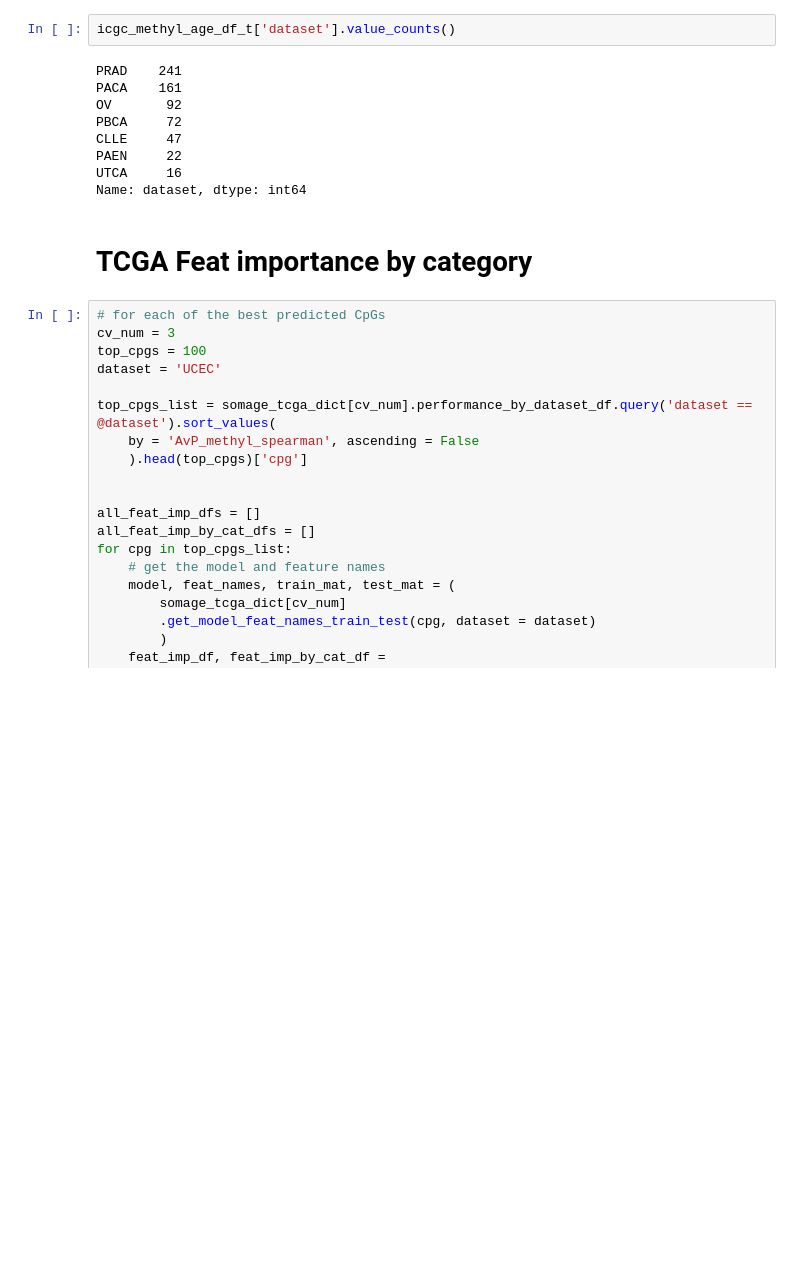
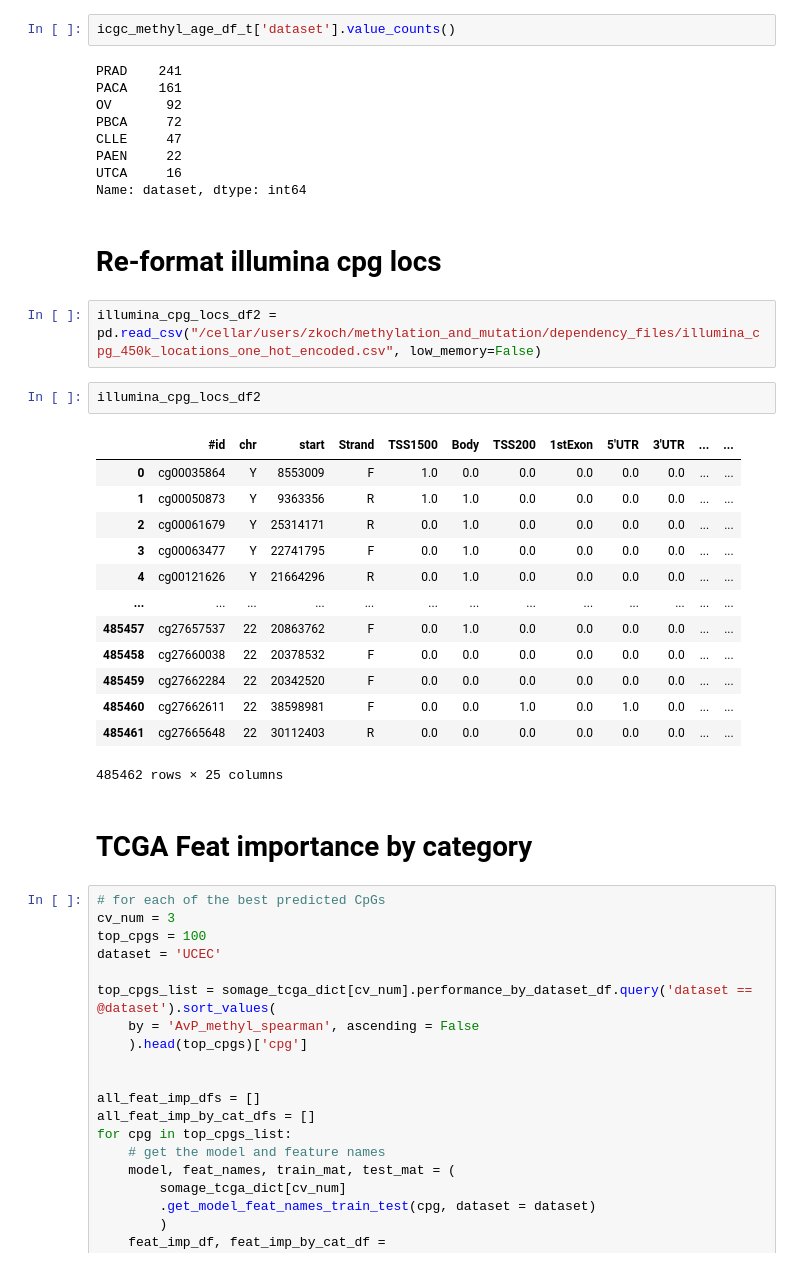
Before and after one commit to zanekoch/methylation_and_mutation, a Jupyter notebook: 061423_mut_clock_dev.ipynb, the cells around one changed output. Saved outputs shown, nothing was run; the diff lists cells and outputs as text; blank space fills up the shorter version.

Commit message:
methylation motifs identification

```diff
--- a/061423_mut_clock_dev.ipynb
+++ b/061423_mut_clock_dev.ipynb
@@ -127,6 +132,26 @@ CLLE     47
 PAEN     22
 UTCA     16
 Name: dataset, dtype: int64
+# %% [markdown]
+# Re-format illumina cpg locs
+# %%
+illumina_cpg_locs_df2 = pd.read_csv("/cellar/users/zkoch/methylation_and_mutation/dependency_files/illumina_cpg_450k_locations_one_hot_encoded.csv", low_memory=False)
+# %%
+illumina_cpg_locs_df2
+# %% [output]
+|  | #id | chr | start | Strand | TSS1500 | Body | TSS200 | 1stExon | 5'UTR | 3'UTR | ... | ... |
+| 0 | cg00035864 | Y | 8553009 | F | 1.0 | 0.0 | 0.0 | 0.0 | 0.0 | 0.0 | ... | ... |
+| 1 | cg00050873 | Y | 9363356 | R | 1.0 | 1.0 | 0.0 | 0.0 | 0.0 | 0.0 | ... | ... |
+| 2 | cg00061679 | Y | 25314171 | R | 0.0 | 1.0 | 0.0 | 0.0 | 0.0 | 0.0 | ... | ... |
+| 3 | cg00063477 | Y | 22741795 | F | 0.0 | 1.0 | 0.0 | 0.0 | 0.0 | 0.0 | ... | ... |
+| 4 | cg00121626 | Y | 21664296 | R | 0.0 | 1.0 | 0.0 | 0.0 | 0.0 | 0.0 | ... | ... |
+| ... | ... | ... | ... | ... | ... | ... | ... | ... | ... | ... | ... | ... |
+| 485457 | cg27657537 | 22 | 20863762 | F | 0.0 | 1.0 | 0.0 | 0.0 | 0.0 | 0.0 | ... | ... |
+| 485458 | cg27660038 | 22 | 20378532 | F | 0.0 | 0.0 | 0.0 | 0.0 | 0.0 | 0.0 | ... | ... |
+| 485459 | cg27662284 | 22 | 20342520 | F | 0.0 | 0.0 | 0.0 | 0.0 | 0.0 | 0.0 | ... | ... |
+| 485460 | cg27662611 | 22 | 38598981 | F | 0.0 | 0.0 | 1.0 | 0.0 | 1.0 | 0.0 | ... | ... |
+| 485461 | cg27665648 | 22 | 30112403 | R | 0.0 | 0.0 | 0.0 | 0.0 | 0.0 | 0.0 | ... | ... |
+485462 rows × 25 columns
 # %% [markdown]
 # TCGA Feat importance by category
 # %%
```
Also changed, not shown: parts of 17 cells of this notebook, 4 other files.
